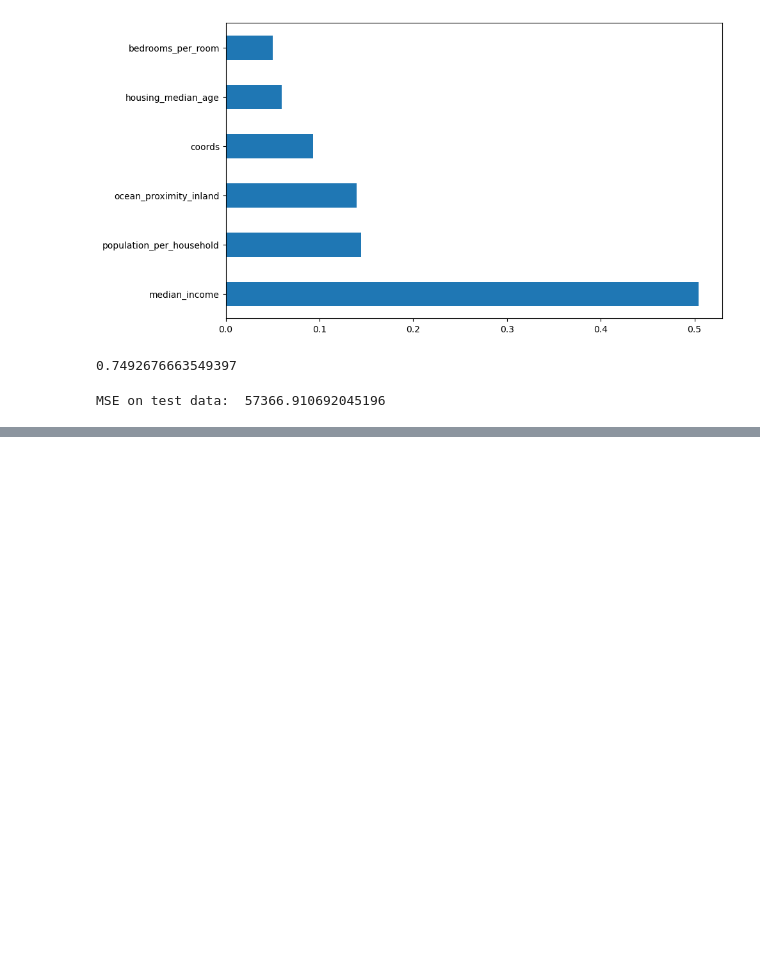
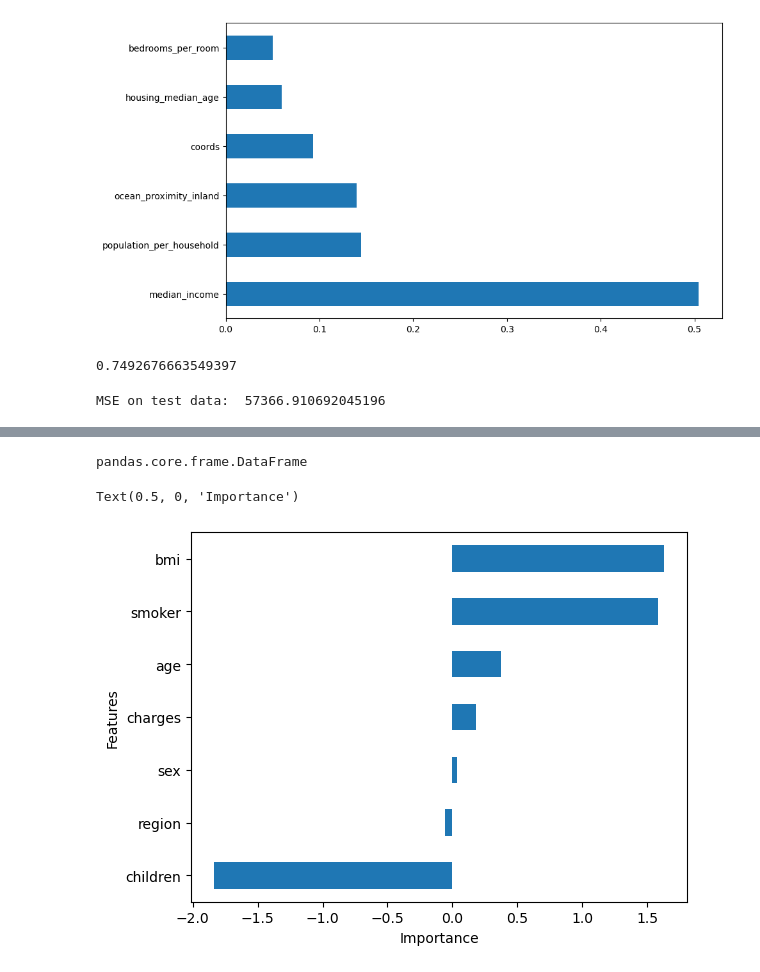
Before and after one commit to nishags83g/my-ai-learning, a Jupyter notebook: mylearnings.ipynb, the cells around one changed output, grey strips where cells are left out. Cells and saved outputs as stored; diff of their text form; code cells hidden in the pictures; blank space fills up the shorter version.

```diff
--- a/mylearnings.ipynb
+++ b/mylearnings.ipynb
@@ -1001,0 +1068,4 @@ MSE on test data:  57366.910692045196
+# %%
+feature_imp = pd.DataFrame()
+feature_imp['Features'] = labels
+feature_imp['importance'] = coeff
@@ -1001,0 +1083,2 @@ MSE on test data:  57366.910692045196
+# %%
+feature_imp.sort_values(by=['importance'], ascending=True, inplace=True)
@@ -1001,0 +1096,2 @@ MSE on test data:  57366.910692045196
+# %%
+feature_imp['positive'] = feature_imp['importance'] > 0
@@ -1001,0 +1120,3 @@ MSE on test data:  57366.910692045196
+# %%
+#This removes the current index and sets features as the index
+feature_imp.set_index('Features', inplace=True)
@@ -1001,0 +1148,11 @@ MSE on test data:  57366.910692045196
+# %%
+type(feature_imp)
+# %% [output]
+pandas.core.frame.DataFrame
+# %%
+#basic barh plot with an added xlabel for importance
+feature_imp.importance.plot(kind='barh')
+plt.xlabel('Importance')
+# %% [output]
+Text(0.5, 0, 'Importance')
+[figure, added]
```
Also changed, not shown: parts of 39 cells of this notebook.
